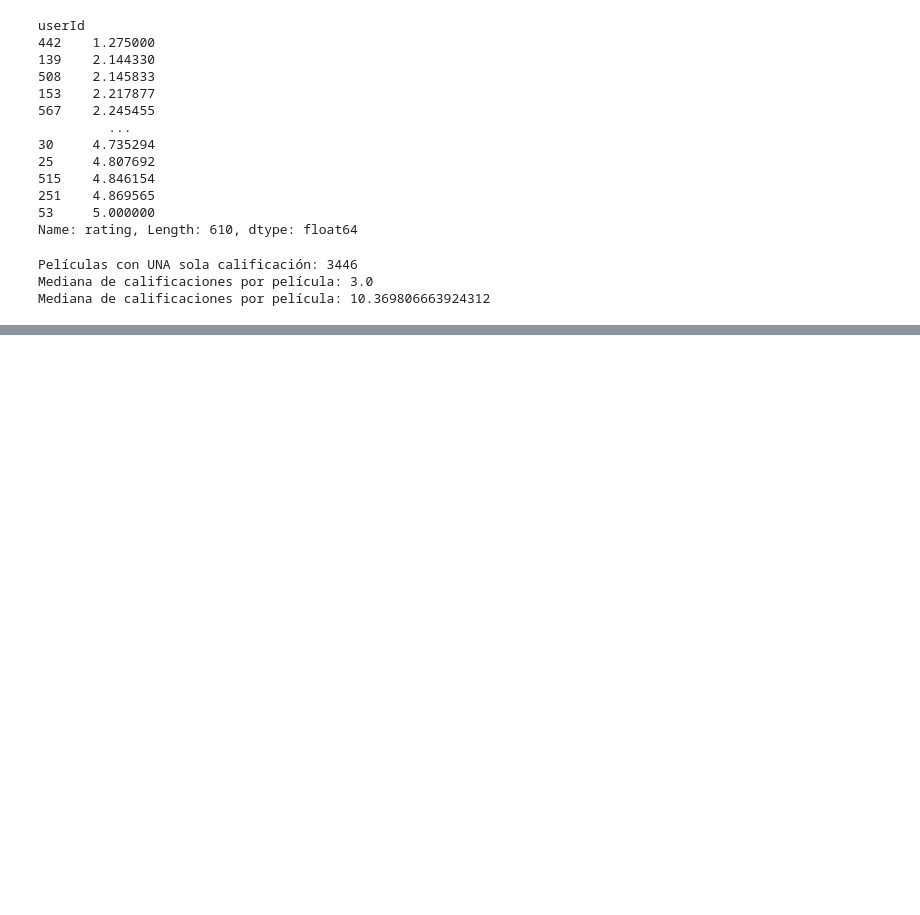
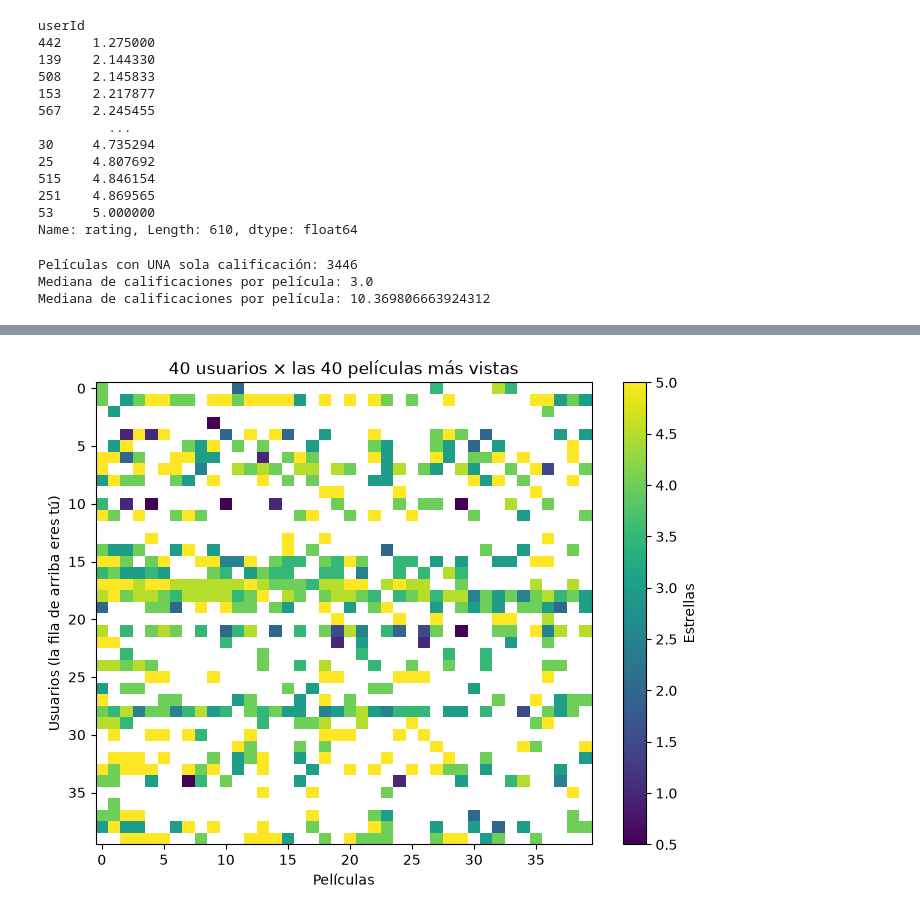
Before and after one commit to leonardovelascoalvarez1-art/Practicas_Inteligencia_Artificial, a Jupyter notebook: Practicas_parcial_2/Parcial_3/Modelo_Recomendador_peliculas.ipynb, the cells around one changed output, grey strips where cells are left out. Cells and saved outputs as stored; diff of their text form; code cells hidden in the pictures; blank space fills up the shorter version.

Commit message:
terminar_recomendacion_de_peliculas
terminar_recomendacion_de_peliculas

```diff
--- a/Practicas_parcial_2/Parcial_3/Modelo_Recomendador_peliculas.ipynb
+++ b/Practicas_parcial_2/Parcial_3/Modelo_Recomendador_peliculas.ipynb
@@ -91,0 +173,5 @@ Mediana de calificaciones por película: 10.369806663924312
+# %%
+populares = conteo[conteo >= 20].index
+datos = todas[todas["movieId"].isin(populares)]
+print("Películas que conservamos:", len(populares))
+print(f"Calificaciones que conservamos: {len(datos) / len(todas):.0%}")
@@ -91,0 +181,4 @@ Mediana de calificaciones por película: 10.369806663924312
+# %%
+# identificando si tenemos usuarios con las mismas calificaciones en todas las peliculas
+resumen = datos.groupby("userId")["rating"].agg(["count", "std"])
+resumen[resumen["std"] == 0]
@@ -91,0 +189,5 @@ Mediana de calificaciones por película: 10.369806663924312
+# %%
+usuarios_validos = resumen[(resumen["count"] >= 10) & (resumen["std"] > 0)].index
+datos = datos[datos["userId"].isin(usuarios_validos)]
+print("Usuarios que conservamos:", datos["userId"].nunique())
+print("¿Sigues tú en los datos?", 0 in usuarios_validos)
@@ -91,0 +197,5 @@ Mediana de calificaciones por película: 10.369806663924312
+# %%
+tabla = datos.pivot_table(index="userId", columns="movieId", values="rating")
+print("Forma de la tabla:", tabla.shape)
+print(f"Celdas vacías: {tabla.isna().mean().mean():.1%}")
+tabla.iloc[:8, :8]
@@ -91,0 +215,12 @@ Mediana de calificaciones por película: 10.369806663924312
+# %%
+mas_vistas = tabla.count().sort_values(ascending=False).index[:40]
+muestra = tabla.loc[tabla.index[:40], mas_vistas]
+plt.figure(figsize=(8, 6))
+plt.imshow(muestra, cmap="viridis", aspect="auto")
+plt.colorbar(label="Estrellas")
+plt.title("40 usuarios × las 40 películas más vistas")
+plt.xlabel("Películas")
+plt.ylabel("Usuarios (la fila de arriba eres tú)")
+plt.show()
+# %% [output]
+[figure, added]
```
Also changed, not shown: parts of 29 cells of this notebook.
